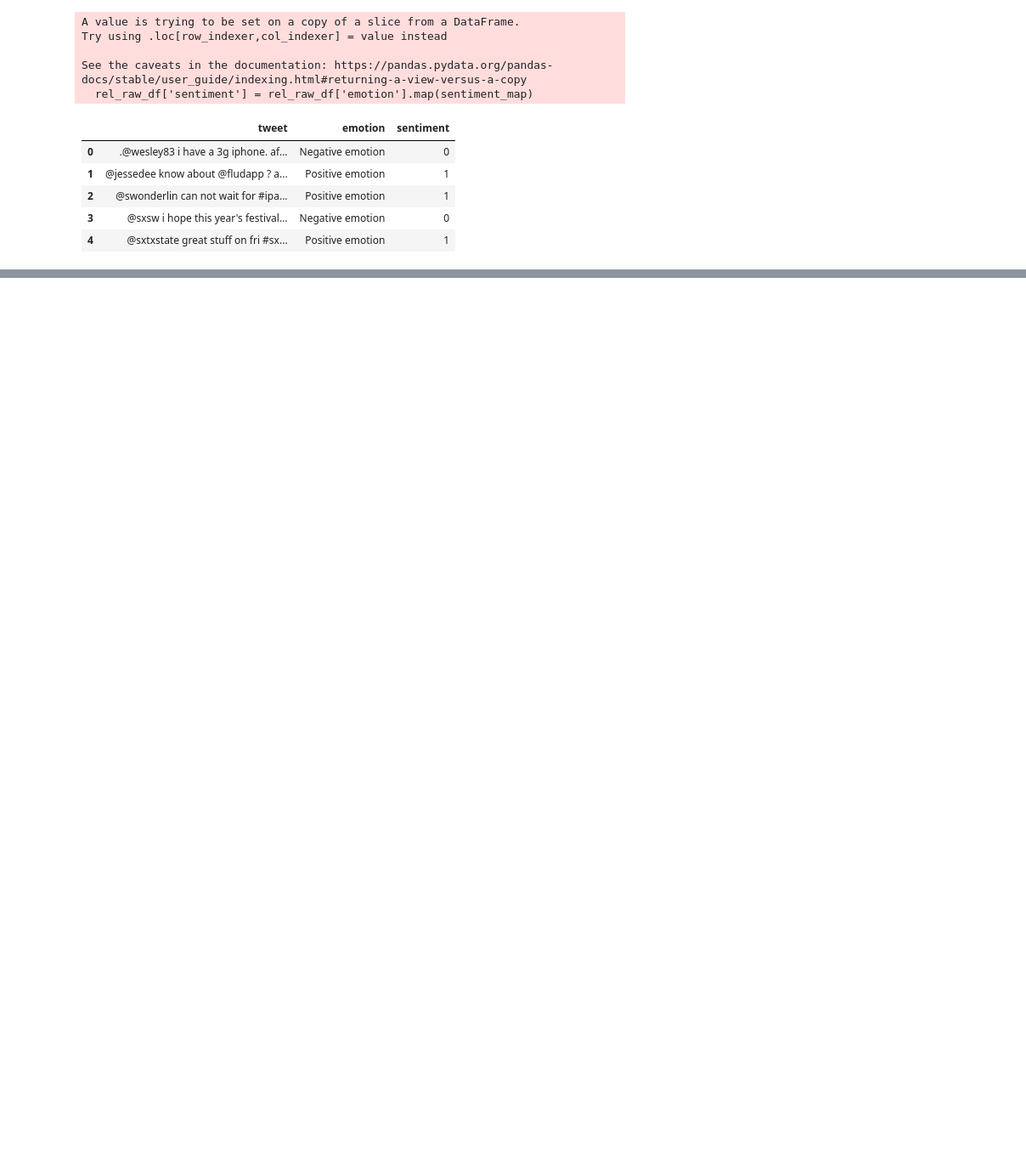
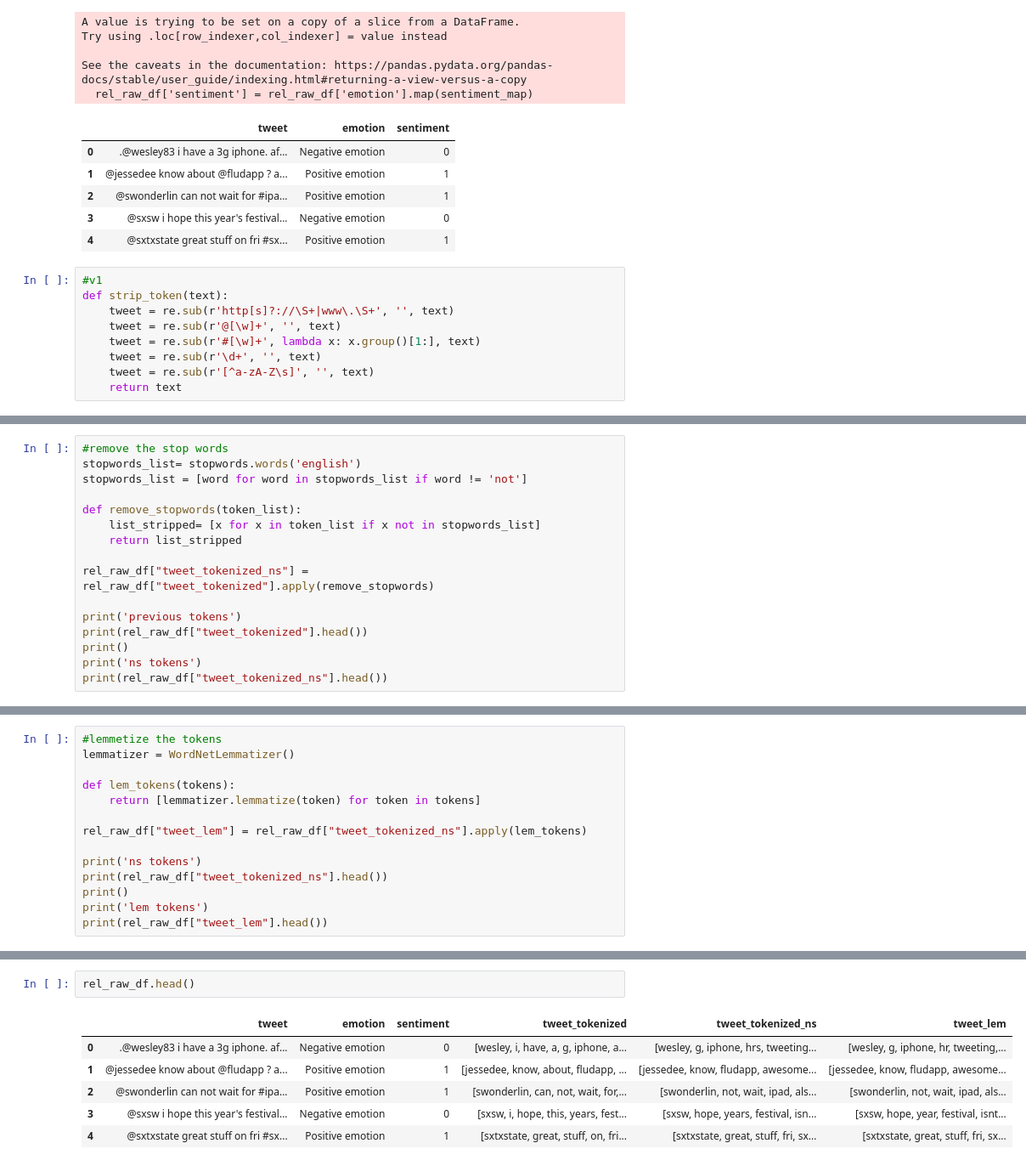
Before and after one commit to AndrewReusche/NLP_Sentiment_Analysis, a Jupyter notebook: data_exploratory_2.ipynb, the cells around one changed output, grey strips where cells are left out. Shown at 85% size. Saved outputs shown, nothing was run; the diff lists cells and outputs as text; blank space fills up the shorter version.

```diff
--- a/data_exploratory_2.ipynb
+++ b/data_exploratory_2.ipynb
@@ -204,3 +204,12 @@ See the caveats in the documentation: https://pandas.pydata.org/pandas-docs/stab
 | 2 | @swonderlin can not wait for #ipa... | Positive emotion | 1 |
 | 3 | @sxsw i hope this year's festival... | Negative emotion | 0 |
 | 4 | @sxtxstate great stuff on fri #sx... | Positive emotion | 1 |
+# %%
+#v1
+def strip_token(text):
+    tweet = re.sub(r'http[s]?://\S+|www\.\S+', '', text)
+    tweet = re.sub(r'@[\w]+', '', text)
+    tweet = re.sub(r'#[\w]+', lambda x: x.group()[1:], text)
+    tweet = re.sub(r'\d+', '', text)
+    tweet = re.sub(r'[^a-zA-Z\s]', '', text)
+    return text
@@ -206,0 +451,16 @@ See the caveats in the documentation: https://pandas.pydata.org/pandas-docs/stab
+# %%
+#remove the stop words
+stopwords_list= stopwords.words('english')
+stopwords_list = [word for word in stopwords_list if word != 'not']
+
+def remove_stopwords(token_list):
+    list_stripped= [x for x in token_list if x not in stopwords_list]
+    return list_stripped
+
+rel_raw_df["tweet_tokenized_ns"] = rel_raw_df["tweet_tokenized"].apply(remove_stopwords)
+
+print('previous tokens')
+print(rel_raw_df["tweet_tokenized"].head())
+print()
+print('ns tokens')
+print(rel_raw_df["tweet_tokenized_ns"].head())
@@ -206,0 +488,14 @@ See the caveats in the documentation: https://pandas.pydata.org/pandas-docs/stab
+# %%
+#lemmetize the tokens
+lemmatizer = WordNetLemmatizer()
+
+def lem_tokens(tokens):
+    return [lemmatizer.lemmatize(token) for token in tokens]
+
+rel_raw_df["tweet_lem"] = rel_raw_df["tweet_tokenized_ns"].apply(lem_tokens)
+
+print('ns tokens')
+print(rel_raw_df["tweet_tokenized_ns"].head())
+print()
+print('lem tokens')
+print(rel_raw_df["tweet_lem"].head())
@@ -206,0 +548,9 @@ See the caveats in the documentation: https://pandas.pydata.org/pandas-docs/stab
+# %%
+rel_raw_df.head()
+# %% [output]
+|  | tweet | emotion | sentiment | tweet_tokenized | tweet_tokenized_ns | tweet_lem |
+| 0 | .@wesley83 i have a 3g iphone. af... | Negative emotion | 0 | [wesley, i, have, a, g, iphone, a... | [wesley, g, iphone, hrs, tweeting... | [wesley, g, iphone, hr, tweeting,... |
+| 1 | @jessedee know about @fludapp ? a... | Positive emotion | 1 | [jessedee, know, about, fludapp, ... | [jessedee, know, fludapp, awesome... | [jessedee, know, fludapp, awesome... |
+| 2 | @swonderlin can not wait for #ipa... | Positive emotion | 1 | [swonderlin, can, not, wait, for,... | [swonderlin, not, wait, ipad, als... | [swonderlin, not, wait, ipad, als... |
+| 3 | @sxsw i hope this year's festival... | Negative emotion | 0 | [sxsw, i, hope, this, years, fest... | [sxsw, hope, years, festival, isn... | [sxsw, hope, year, festival, isnt... |
+| 4 | @sxtxstate great stuff on fri #sx... | Positive emotion | 1 | [sxtxstate, great, stuff, on, fri... | [sxtxstate, great, stuff, fri, sx... | [sxtxstate, great, stuff, fri, sx... |
```
Also changed, not shown: parts of 22 cells of this notebook, 1 other file.
